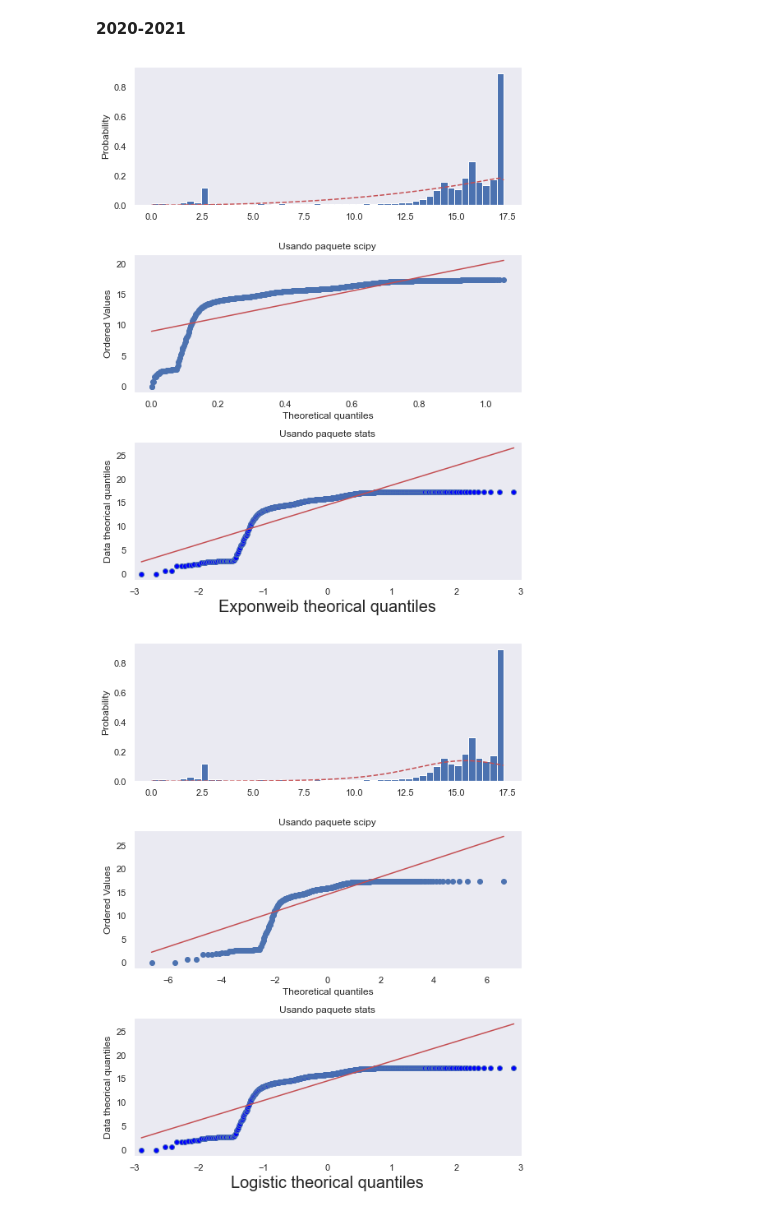
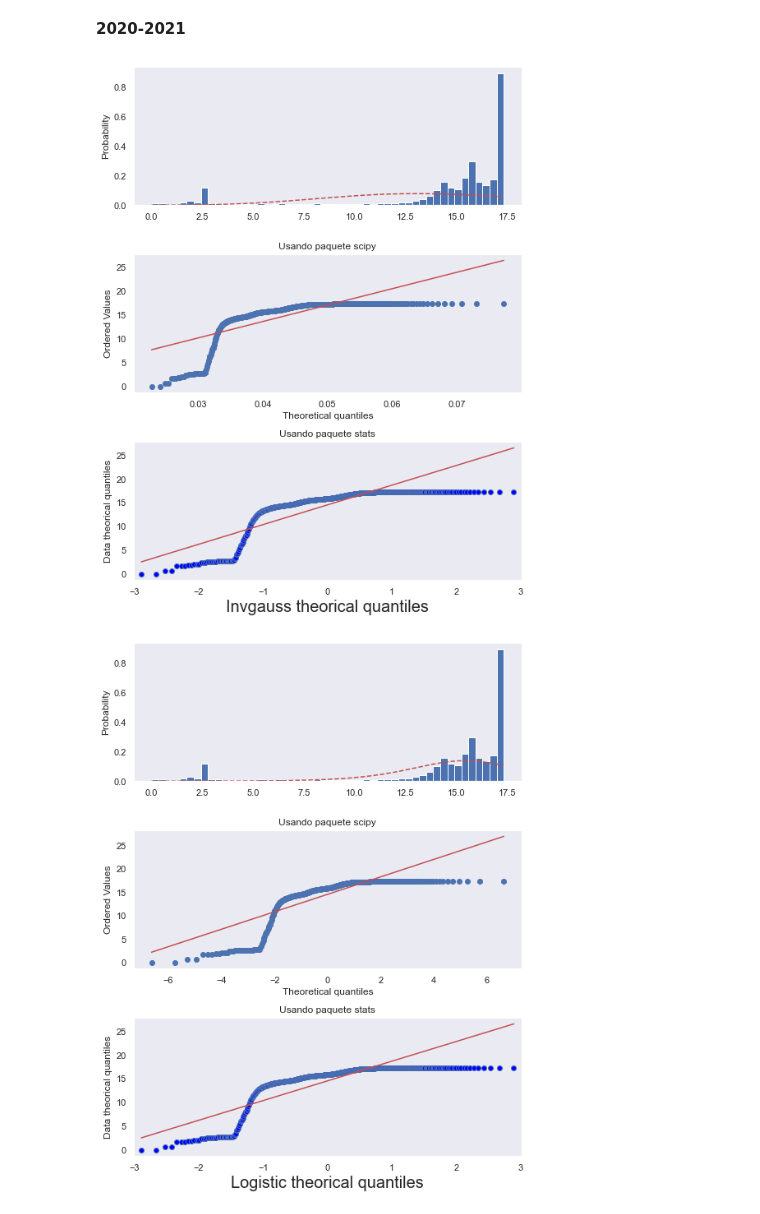
Before and after one commit to valerialadron/Proyecto_VLadron_MMLopez, a Jupyter notebook: Proyecto_VLadron_MMLopez.ipynb, the cells around one changed output. Saved outputs shown, nothing was run; the diff lists cells and outputs as text; code cells hidden in the pictures.

```diff
--- a/Proyecto_VLadron_MMLopez.ipynb
+++ b/Proyecto_VLadron_MMLopez.ipynb
@@ -565,35 +576,35 @@ fig, ax = plt.subplots(3,1, figsize=(8,10))
 fig.tight_layout(pad=3.0)
 
 ax[0].hist(measurements,divisiones,density=True)
 
 # Función de distribución de probabilidad la cual creemos que mis datos distribuyen
 # RECORDAR: SÓLO FUNCIONA PARA DISTRIBUCIONES CONTINUAS
-dist = 'exponweib'
+dist = 'invgauss'
 params = getattr(st, dist).fit(measurements)
 
 # Graficar PDF de la distribución que queremos probar
 
 x = np.arange(measurements.min(), measurements.max(), .01)
 y = getattr(st, dist).pdf(x, *params)
 ax[0].plot(x,y,'r--')
 ax[0].set_ylabel('Probability')
 ax[0].grid()
 
 # gráfica de Q-Q entre mis datos y la curva que quiero probar que sigue mi distribución (dist)
 # Usando scipy
 grap2 = st.probplot(measurements, dist=dist, sparams=getattr(st, dist).fit(x)[:-2], plot=ax[1], fit=True)
 ax[1].grid()
 ax[1].set_title('Usando paquete scipy')
 
 grap1 = sm.qqplot(measurements,line='s',ax=ax[2])
 ax[2].grid()
 ax[2].set_title('Usando paquete stats')
 
 plt.xlabel(f'{dist.title()} theorical quantiles',size=20)
 plt.ylabel('Data theorical quantiles')
 plt.show()
 # %% [output]
-[figure, old version]
+[figure, new version]
 # %%
 ##2020-2021
 measurements = v2_data
```
Also changed, not shown: parts of 9 cells of this notebook.
